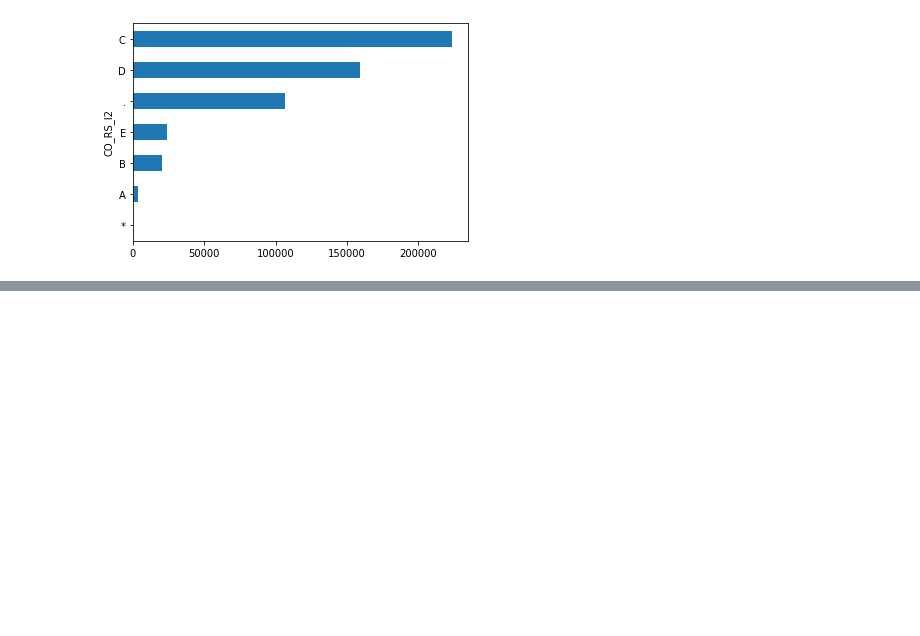
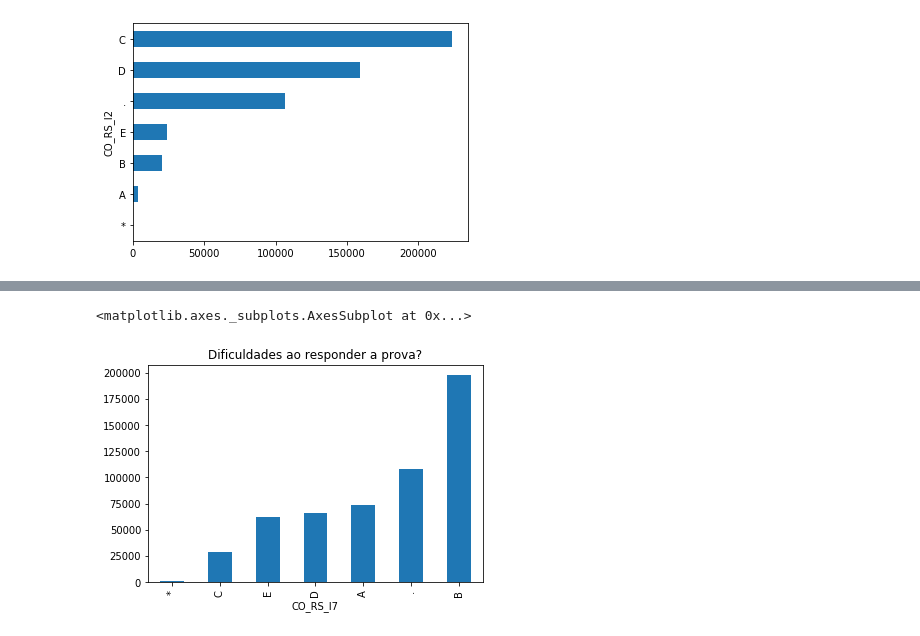
Before and after one commit to PGabriel-MB/EnandePercepcao, a Jupyter notebook: Untitled.ipynb, the cells around one changed output, grey strips where cells are left out. Saved outputs shown, nothing was run; the diff lists cells and outputs as text; code cells hidden in the pictures; blank space fills up the shorter version.

Commit message:
alterações para apresentação

```diff
--- a/Untitled.ipynb
+++ b/Untitled.ipynb
@@ -89,0 +119,18 @@ df.groupby('CO_RS_I3').size().sort_values().plot(kind='pie')
+# %%
+# Você se deparou com dificuldades ao responder a Prova?
+df.groupby('CO_RS_I7').size().sort_values().plot(
+    kind='bar',
+    title='Dificuldades ao responder a prova?',
+    label='DIFICULDADE_PARA_RESPONDER'
+)
+
+# A - Sim, todos
+# B - Sim, maioria
+# C - Apenas cerca da metade
+# D - Poucos se apresentam
+# E - Não, nenhum
+# * - Resposta Anulada
+# . - Não Respondeu
+# %% [output]
+<matplotlib.axes._subplots.AxesSubplot at 0x...>
+[figure, added]
```
Also changed, not shown: parts of 6 cells of this notebook, 1 other file.
